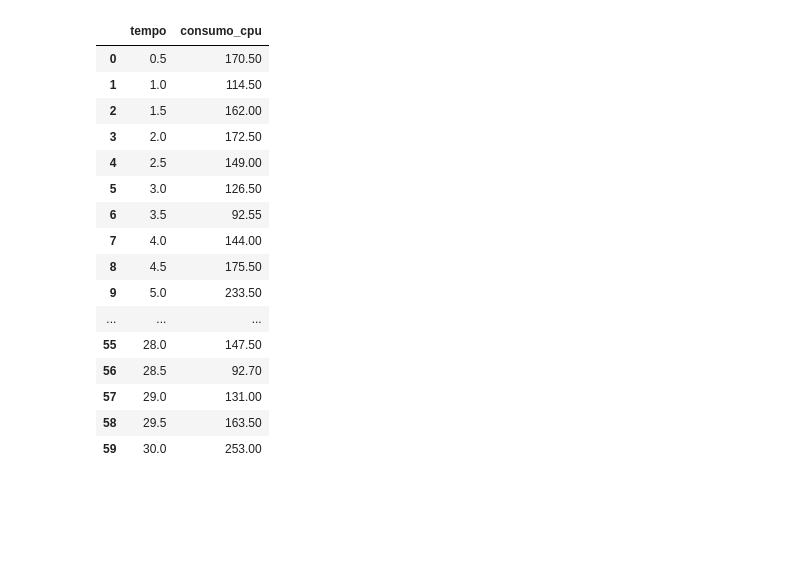
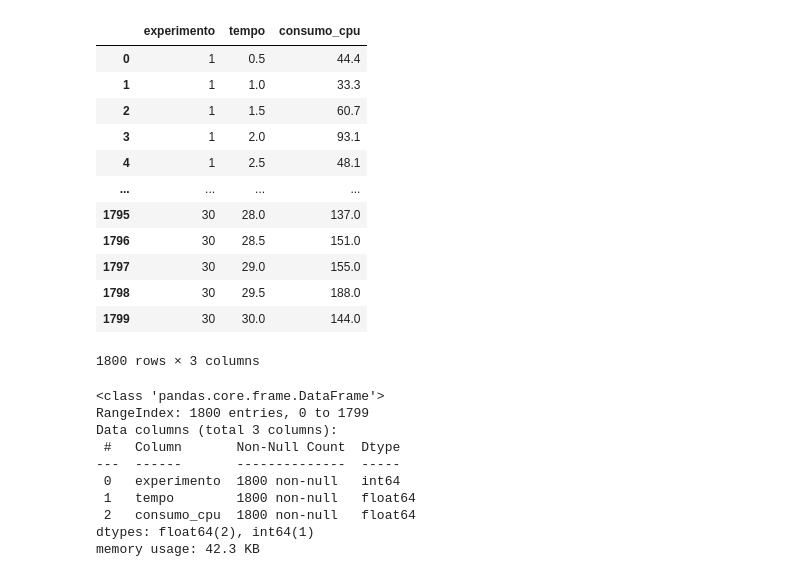
Before and after one commit to romulo-souza/TCCrepo, a Jupyter notebook: Scripts_Python/Consumo_CPU/analiseCpu.ipynb, the cells around one changed output. Saved outputs shown, nothing was run; the diff lists cells and outputs as text; code cells hidden in the pictures; blank space fills up the shorter version.

```diff
--- a/Scripts_Python/Consumo_CPU/analiseCpu.ipynb
+++ b/Scripts_Python/Consumo_CPU/analiseCpu.ipynb
@@ -39,22 +44,29 @@ memory usage: 2.9 KB
-# %%
-# Agrupar por tempo e calcular a média do consumo de CPU (uso médio de CPU por tempo, considerando todos os experimentos)
-df_media = df.groupby("tempo")["consumo_cpu"].mean().reset_index()
-df_media
-# %% [output]
-|  | tempo | consumo_cpu |
-| 0 | 0.5 | 170.50 |
-| 1 | 1.0 | 114.50 |
-| 2 | 1.5 | 162.00 |
-| 3 | 2.0 | 172.50 |
-| 4 | 2.5 | 149.00 |
-| 5 | 3.0 | 126.50 |
-| 6 | 3.5 | 92.55 |
-| 7 | 4.0 | 144.00 |
-| 8 | 4.5 | 175.50 |
-| 9 | 5.0 | 233.50 |
-| ... | ... | ... |
-| 55 | 28.0 | 147.50 |
-| 56 | 28.5 | 92.70 |
-| 57 | 29.0 | 131.00 |
-| 58 | 29.5 | 163.50 |
-| 59 | 30.0 | 253.00 |
+# %%
+df_rn
+# %% [output]
+|  | experimento | tempo | consumo_cpu |
+| 0 | 1 | 0.5 | 44.4 |
+| 1 | 1 | 1.0 | 33.3 |
+| 2 | 1 | 1.5 | 60.7 |
+| 3 | 1 | 2.0 | 93.1 |
+| 4 | 1 | 2.5 | 48.1 |
+| ... | ... | ... | ... |
+| 1795 | 30 | 28.0 | 137.0 |
+| 1796 | 30 | 28.5 | 151.0 |
+| 1797 | 30 | 29.0 | 155.0 |
+| 1798 | 30 | 29.5 | 188.0 |
+| 1799 | 30 | 30.0 | 144.0 |
+1800 rows × 3 columns
+# %%
+df_rn.info()
+# %% [output]
+<class 'pandas.core.frame.DataFrame'>
+RangeIndex: 1800 entries, 0 to 1799
+Data columns (total 3 columns):
+ #   Column       Non-Null Count  Dtype
+---  ------       --------------  -----
+ 0   experimento  1800 non-null   int64
+ 1   tempo        1800 non-null   float64
+ 2   consumo_cpu  1800 non-null   float64
+dtypes: float64(2), int64(1)
+memory usage: 42.3 KB
```
Also changed, not shown: parts of 20 cells of this notebook.
